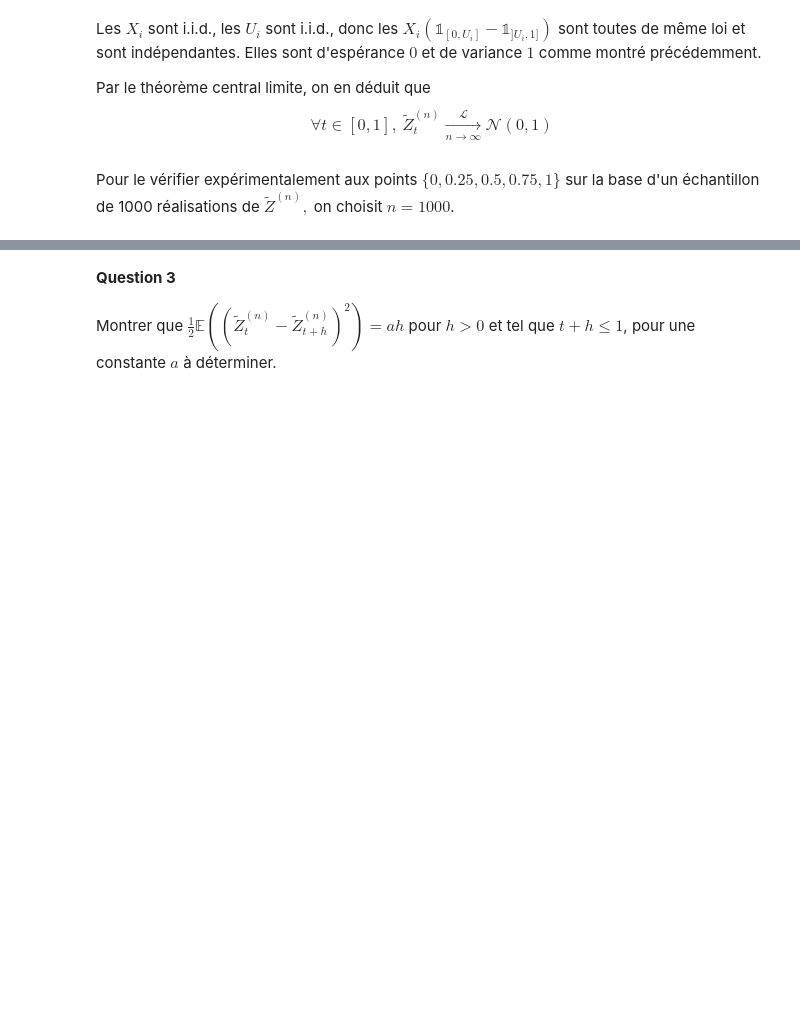
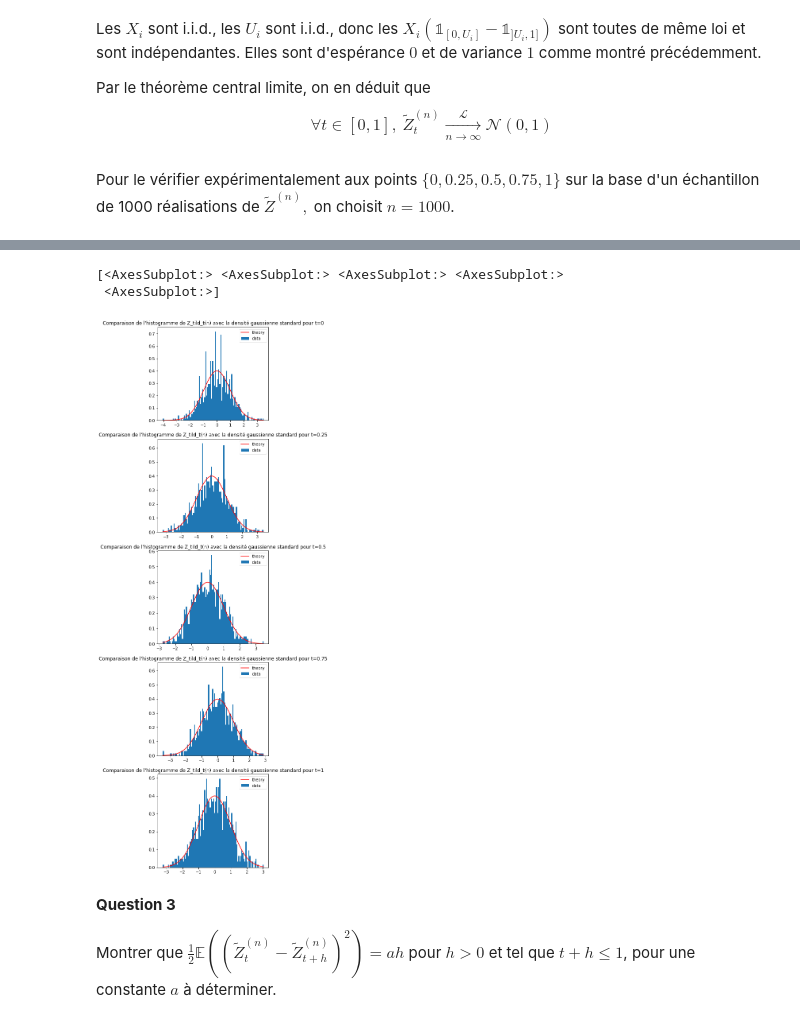
Before and after one commit to gabrielleberrada/projet_num_proba, a Jupyter notebook: Projet_numerique_de_Probabilités_2022 - enonce.ipynb, the cells around one changed output, grey strips where cells are left out. Cells and saved outputs as stored; diff of their text form; code cells hidden in the pictures; blank space fills up the shorter version.

```diff
--- a/Projet_numerique_de_Probabilités_2022 - enonce.ipynb
+++ b/Projet_numerique_de_Probabilités_2022 - enonce.ipynb
@@ -320,3 +306,17 @@ for t in [0, 0.25, 0.5, 0.75, 1]:
+# %%
+T = [0, 0.25, 0.5, 0.75, 1]
+N_SIMUS = 1_000
+_, axs = plt.subplots(5, figsize = (5, 25))
+for j in range(5):
+    X, Y, X_gauss, Y_gauss = test_plot_Z_tild(T[j], N_SIMUS)
+    axs[j].hist(Y, bins = 100, density=True, label = 'data')
+    axs[j].plot(X_gauss, Y_gauss, 'r', label = 'theory')
+    axs[j].legend(loc='best')
+    axs[j].set_title(f"Comparaison de l'histogramme de Z_tild_t(n) avec la densité gaussienne standard pour t={T[j]}")
+# %% [output]
+[<AxesSubplot:> <AxesSubplot:> <AxesSubplot:> <AxesSubplot:>
+ <AxesSubplot:>]
+[figure, added]
 # %% [markdown]
 **Question 3**
 
```
Also changed, not shown: parts of 5 cells of this notebook.
